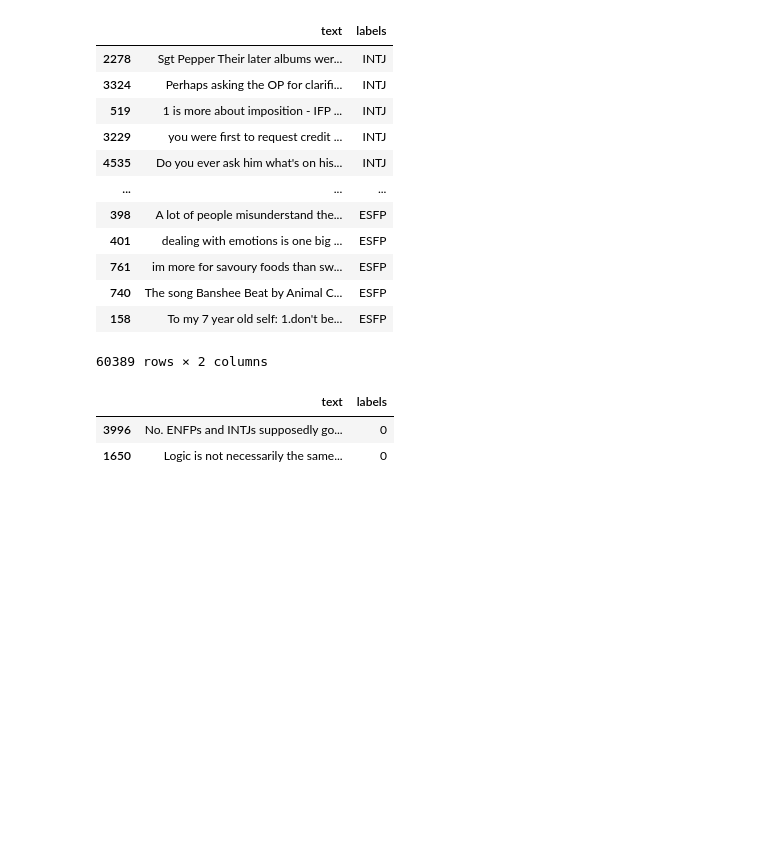
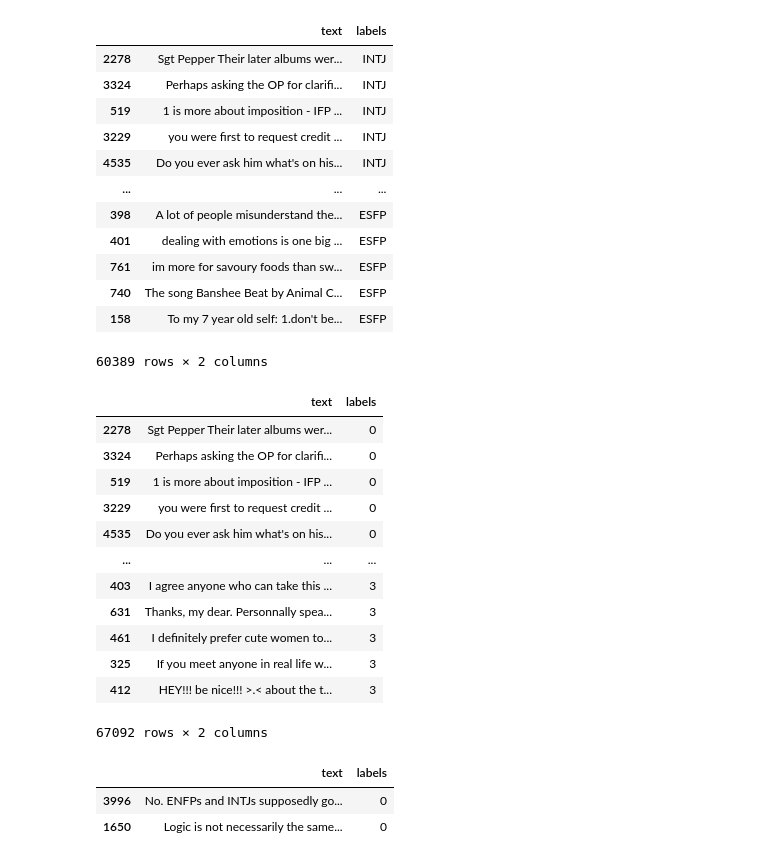
Before and after one commit to PCA2021/PCA, a Jupyter notebook: notebooks/4_cat_2.0_BERT.ipynb, the cells around one changed output. Cells and saved outputs as stored; diff of their text form; code cells hidden in the pictures; blank space fills up the shorter version.

```diff
--- a/notebooks/4_cat_2.0_BERT.ipynb
+++ b/notebooks/4_cat_2.0_BERT.ipynb
@@ -162,6 +162,24 @@ df_final_train
 | 740 | The song Banshee Beat by Animal C... | ESFP |
 | 158 | To my 7 year old self: 1.don't be... | ESFP |
 60389 rows × 2 columns
+# %%
+df_final = pd.concat([df_final_train, df_final_test])
+# %%
+df_final
+# %% [output]
+|  | text | labels |
+| 2278 | Sgt Pepper Their later albums wer... | 0 |
+| 3324 | Perhaps asking the OP for clarifi... | 0 |
+| 519 | 1 is more about imposition - IFP ... | 0 |
+| 3229 | you were first to request credit ... | 0 |
+| 4535 | Do you ever ask him what's on his... | 0 |
+| ... | ... | ... |
+| 403 | I agree anyone who can take this ... | 3 |
+| 631 | Thanks, my dear. Personnally spea... | 3 |
+| 461 | I definitely prefer cute women to... | 3 |
+| 325 | If you meet anyone in real life w... | 3 |
+| 412 | HEY!!! be nice!!! >.< about the t... | 3 |
+67092 rows × 2 columns
 # %%
 def four_labels(type_):
 #     analysts = ['INTJ', 'INTP', 'ENTJ', 'ENTP']
```
Also changed, not shown: parts of 1 cell of this notebook, 3 other files.
